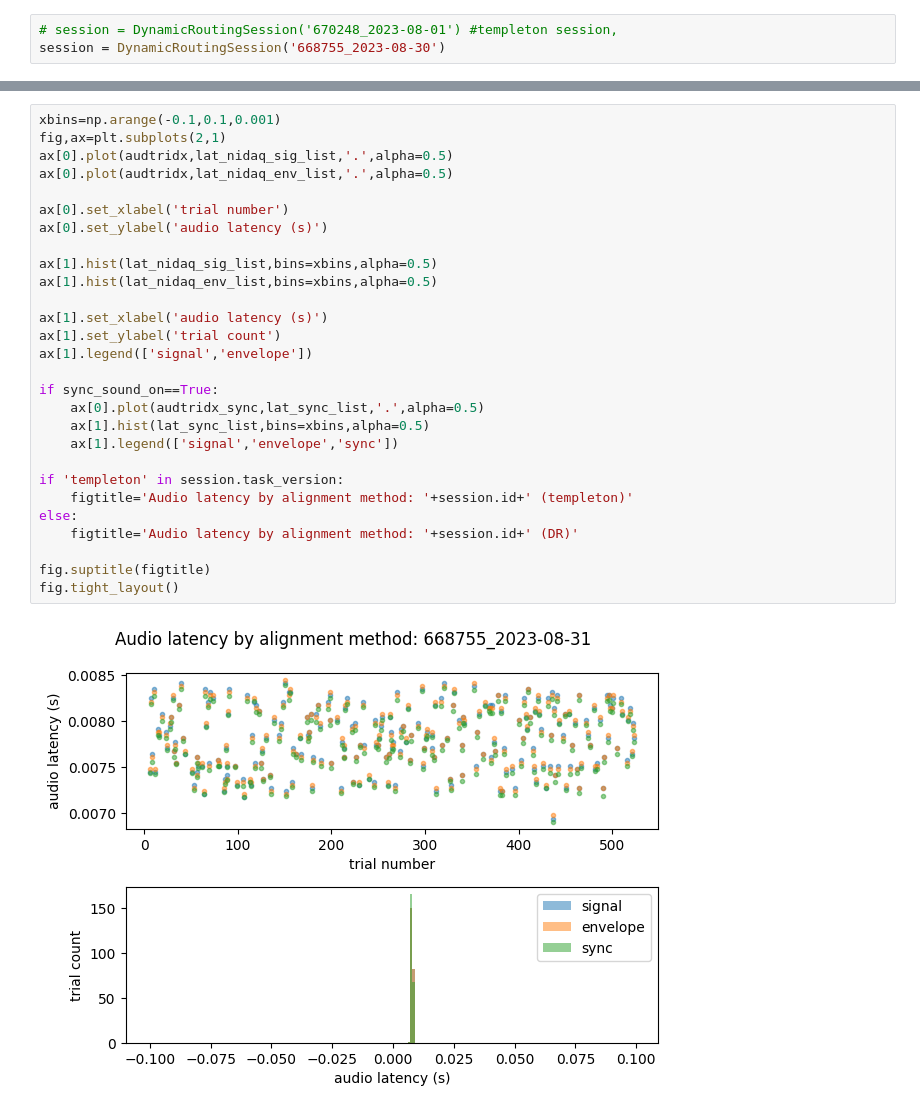
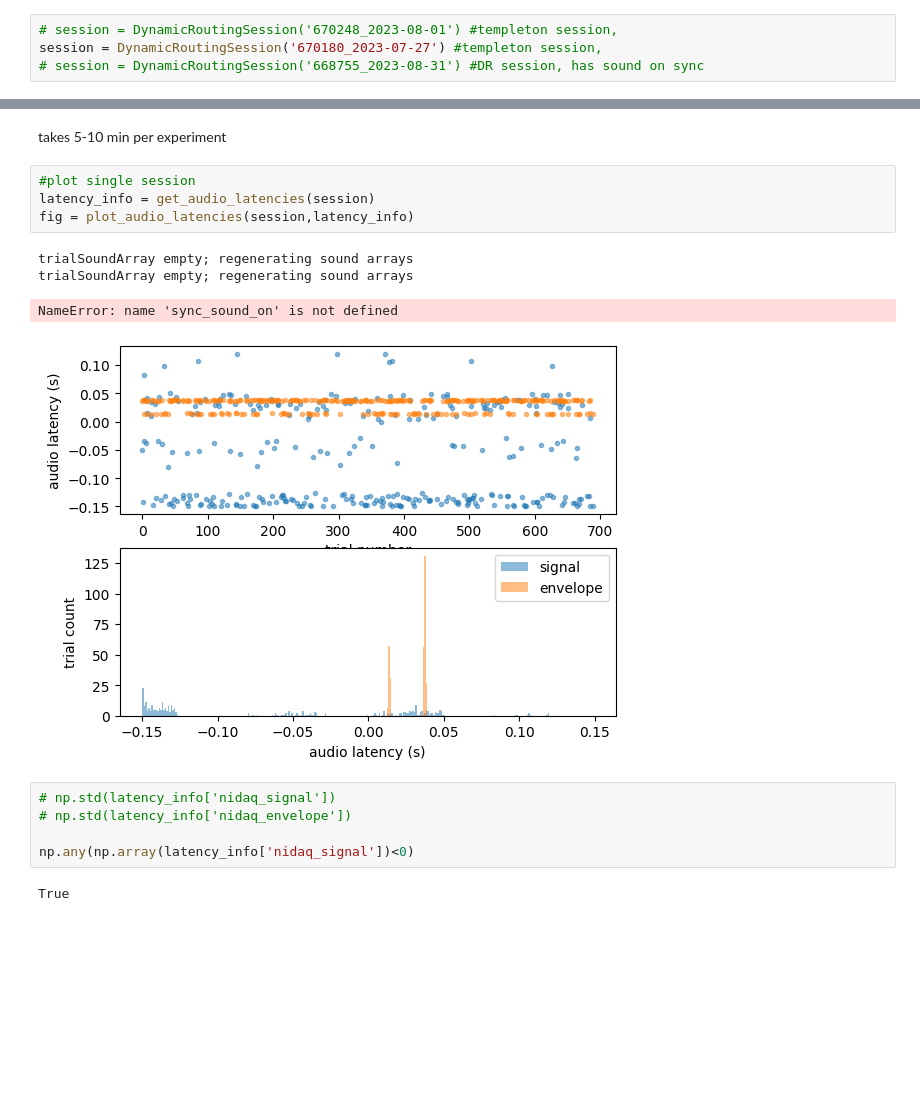
Before and after one commit to AllenInstitute/npc_sessions, a Jupyter notebook: notebooks/audio_latency.ipynb, the cells around one changed output, grey strips where cells are left out. Cells and saved outputs as stored; diff of their text form; blank space fills up the shorter version.

Commit message:
audio latency notebook update

```diff
--- a/notebooks/audio_latency.ipynb
+++ b/notebooks/audio_latency.ipynb
@@ -8,3 +108,4 @@ import datetime
 # %%
 # session = DynamicRoutingSession('670248_2023-08-01') #templeton session,
-session = DynamicRoutingSession('668755_2023-08-30')
+session = DynamicRoutingSession('670180_2023-07-27') #templeton session,
+# session = DynamicRoutingSession('668755_2023-08-31') #DR session, has sound on sync
@@ -65,30 +112,18 @@ if sync_sound_on:
-# %%
-xbins=np.arange(-0.1,0.1,0.001)
-fig,ax=plt.subplots(2,1)
-ax[0].plot(audtridx,lat_nidaq_sig_list,'.',alpha=0.5)
-ax[0].plot(audtridx,lat_nidaq_env_list,'.',alpha=0.5)
-
-ax[0].set_xlabel('trial number')
-ax[0].set_ylabel('audio latency (s)')
-
-ax[1].hist(lat_nidaq_sig_list,bins=xbins,alpha=0.5)
-ax[1].hist(lat_nidaq_env_list,bins=xbins,alpha=0.5)
-
-ax[1].set_xlabel('audio latency (s)')
-ax[1].set_ylabel('trial count')
-ax[1].legend(['signal','envelope'])
-
-if sync_sound_on==True:
-    ax[0].plot(audtridx_sync,lat_sync_list,'.',alpha=0.5)
-    ax[1].hist(lat_sync_list,bins=xbins,alpha=0.5)
-    ax[1].legend(['signal','envelope','sync'])
-
-if 'templeton' in session.task_version:
-    figtitle='Audio latency by alignment method: '+session.id+' (templeton)'
-else:
-    figtitle='Audio latency by alignment method: '+session.id+' (DR)'
-
-fig.suptitle(figtitle)
-fig.tight_layout()
-# %% [output]
-[figure, removed]
+# %% [markdown]
+takes 5-10 min per experiment
+# %%
+#plot single session
+latency_info = get_audio_latencies(session)
+fig = plot_audio_latencies(session,latency_info)
+# %% [output]
+trialSoundArray empty; regenerating sound arrays
+trialSoundArray empty; regenerating sound arrays
+NameError: name 'sync_sound_on' is not defined
+[figure, added]
+# %%
+# np.std(latency_info['nidaq_signal'])
+# np.std(latency_info['nidaq_envelope'])
+
+np.any(np.array(latency_info['nidaq_signal'])<0)
+# %% [output]
+True
```
Also changed, not shown: parts of 7 cells of this notebook.
